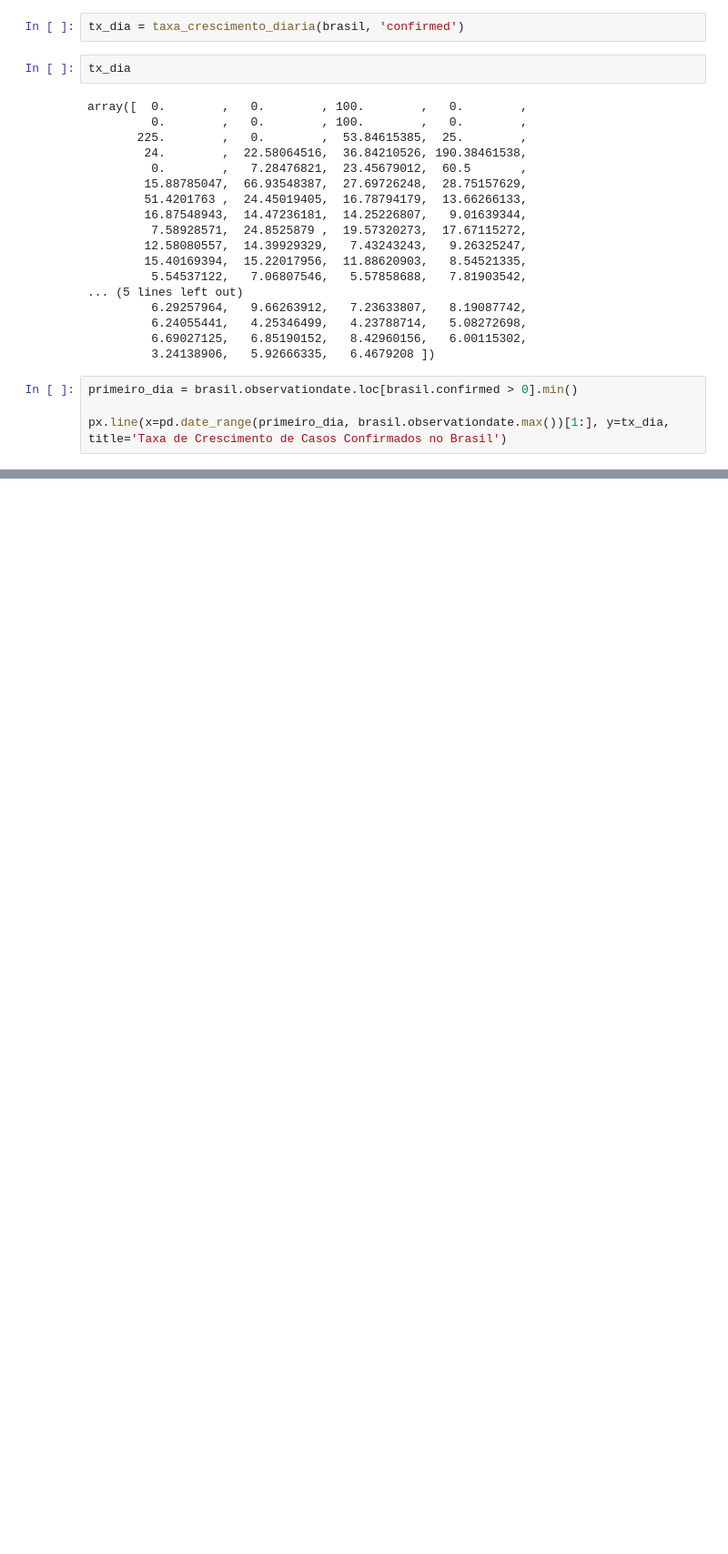
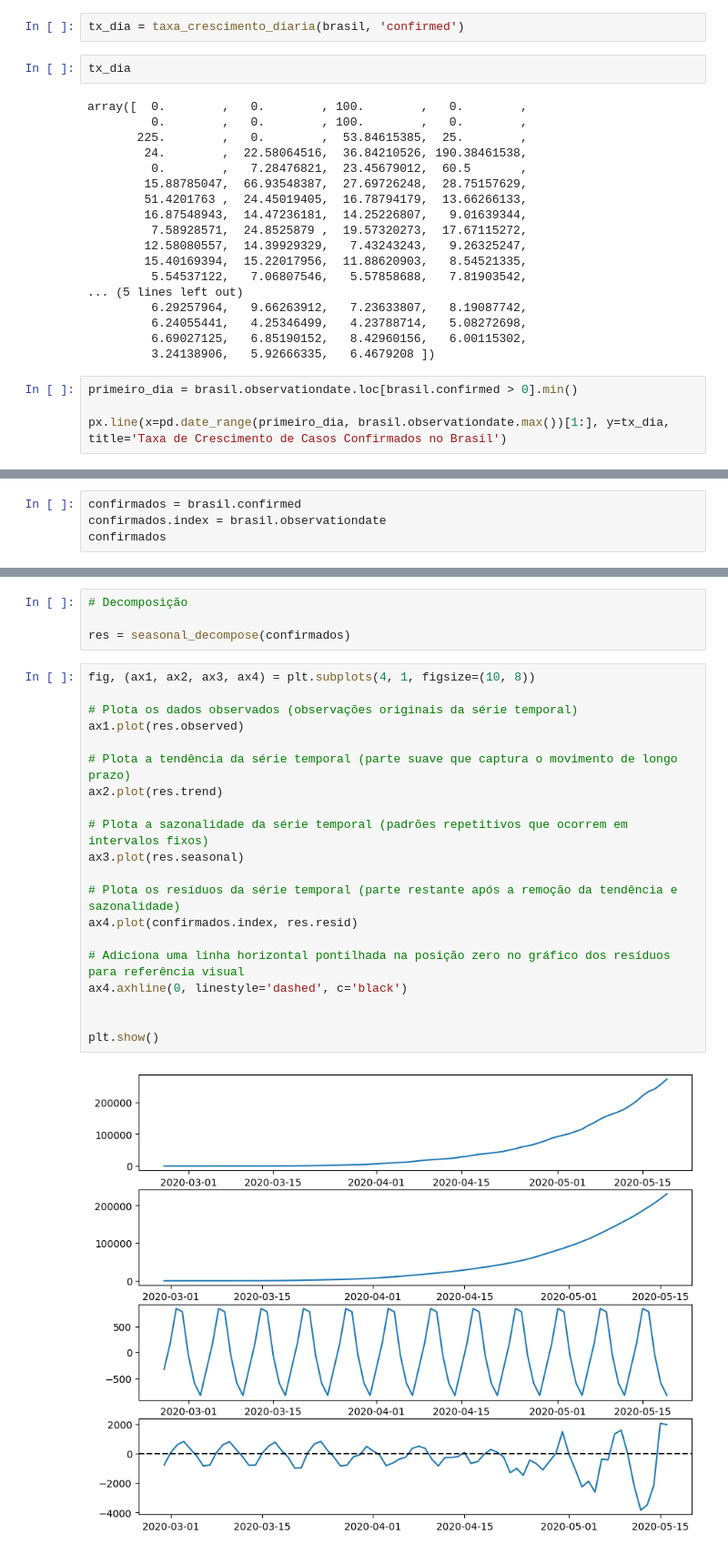
Before and after one commit to NatashaB-randao/Bioinformatics, a Jupyter notebook: Criando Modelos com Python e Machine Learning para Prever a Evolução do COVID-19 no Brasil/analise_exploratoria_dos_dados_do_covid19.ipynb, the cells around one changed output, grey strips where cells are left out. Shown at 91% size. Saved outputs shown, nothing was run; the diff lists cells and outputs as text; blank space fills up the shorter version.

```diff
--- a/Criando Modelos com Python e Machine Learning para Prever a Evolução do COVID-19 no Brasil/analise_exploratoria_dos_dados_do_covid19.ipynb
+++ b/Criando Modelos com Python e Machine Learning para Prever a Evolução do COVID-19 no Brasil/analise_exploratoria_dos_dados_do_covid19.ipynb
@@ -294,0 +302,4 @@ px.line(x=pd.date_range(primeiro_dia, brasil.observationdate.max())[1:], y=tx_di
+# %%
+confirmados = brasil.confirmed
+confirmados.index = brasil.observationdate
+confirmados
@@ -294,0 +320,26 @@ px.line(x=pd.date_range(primeiro_dia, brasil.observationdate.max())[1:], y=tx_di
+# %%
+# Decomposição
+
+res = seasonal_decompose(confirmados)
+# %%
+fig, (ax1, ax2, ax3, ax4) = plt.subplots(4, 1, figsize=(10, 8))
+
+# Plota os dados observados (observações originais da série temporal)
+ax1.plot(res.observed)
+
+# Plota a tendência da série temporal (parte suave que captura o movimento de longo prazo)
+ax2.plot(res.trend)
+
+# Plota a sazonalidade da série temporal (padrões repetitivos que ocorrem em intervalos fixos)
+ax3.plot(res.seasonal)
+
+# Plota os resíduos da série temporal (parte restante após a remoção da tendência e sazonalidade)
+ax4.plot(confirmados.index, res.resid)
+
+# Adiciona uma linha horizontal pontilhada na posição zero no gráfico dos resíduos para referência visual
+ax4.axhline(0, linestyle='dashed', c='black')
+
+
+plt.show()
+# %% [output]
+[figure, added]
```
Also changed, not shown: parts of 3 cells of this notebook.
